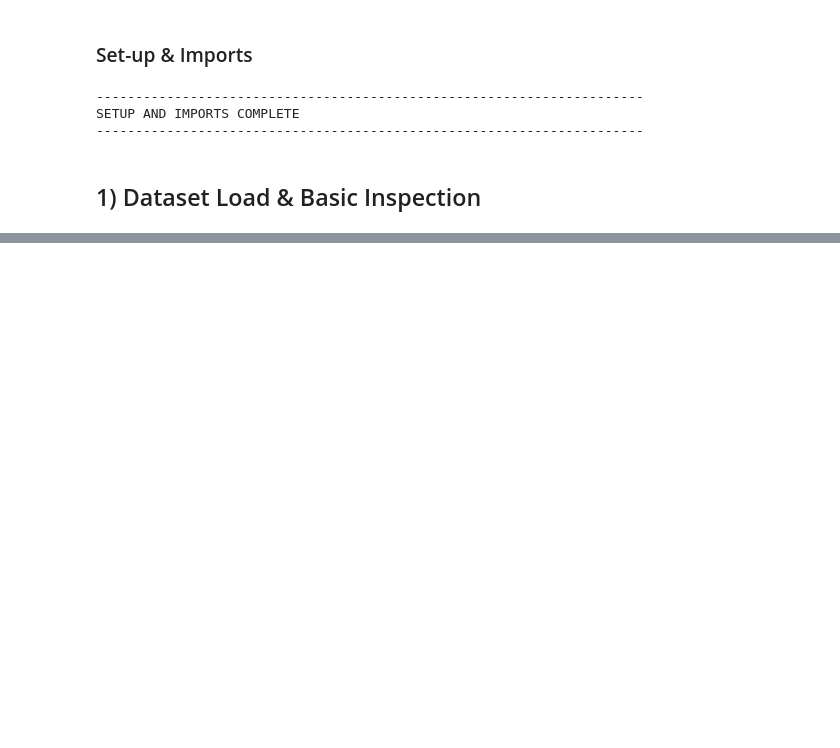
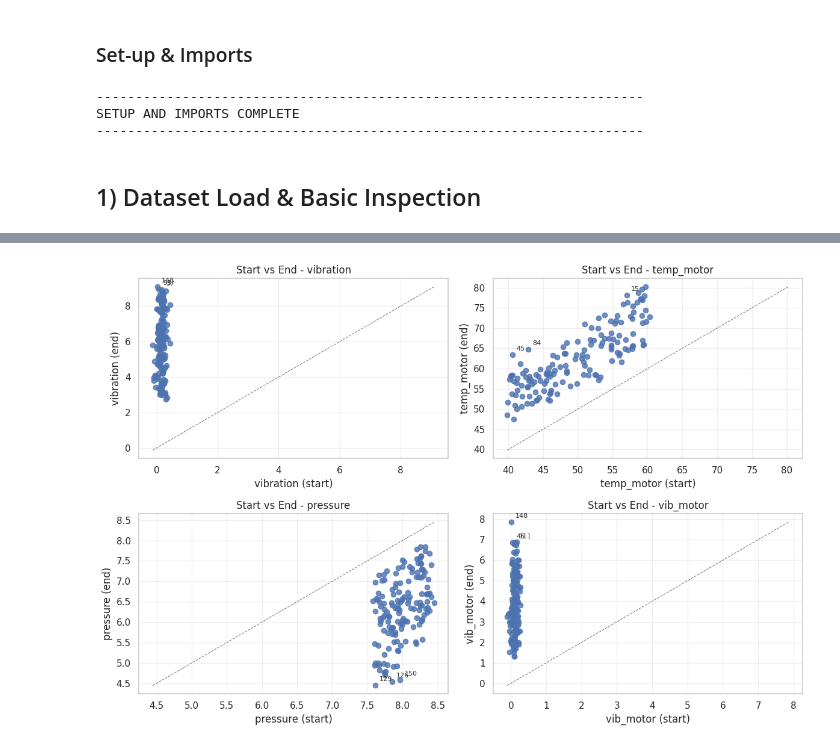
Before and after one commit to canozkan17/ROS2-Based-Smart-Factory-Digital-Twin, a Jupyter notebook: model_process_pump_Training.ipynb, the cells around one changed output, grey strips where cells are left out. Drawn from its saved outputs; the diff is of its cells as text; code cells hidden in the pictures; blank space fills up the shorter version.

```diff
--- a/model_process_pump_Training.ipynb
+++ b/model_process_pump_Training.ipynb
@@ -814,0 +341,85 @@ plt.show()
+# %%
+# 2B/ Cycle comparison: start vs end values per cycle
+print("2B/ CYCLE COMPARISONS - start vs end summaries and plots")
+
+# Ensure dataset is loaded
+assert 'df_raw' in globals(), "df_raw must be defined (run dataset load cell)"
+
+# Sensors to compare
+sensors = ['vibration', 'temp_motor', 'pressure', 'vib_motor']
+available_sensors = [s for s in sensors if s in df_raw.columns]
+if not available_sensors:
+    print("No sensors found to compare")
+else:
+    print(f"Comparing sensors: {available_sensors}")
+
+    # Sort and group by cycle
+    df_sorted = df_raw.sort_values(['cycle_id', 'time_min'])
+    grouped = df_sorted.groupby('cycle_id')
+
+    # Get first and last rows per cycle
+    firsts = grouped.first().reset_index()
+    lasts = grouped.last().reset_index()
+
+    # Merge start/end values for sensors
+    cols_start = ['cycle_id'] + available_sensors
+    cols_end = ['cycle_id'] + available_sensors
+    start_end = firsts[cols_start].merge(lasts[cols_end], on='cycle_id', suffixes=('_start', '_end'))
+
+    # Compute deltas and percent changes
+    for s in available_sensors:
+        start_end[f'{s}_delta'] = start_end[f'{s}_end'] - start_end[f'{s}_start']
+        # handle division by zero for percent change
+        start_vals = start_end[f'{s}_start'].replace(0, np.nan)
+        start_end[f'{s}_pct_change'] = (start_end[f'{s}_delta'] / start_vals) * 100
+
+    # Print a small example table
+    cols_show = ['cycle_id'] + [f'{s}_start' for s in available_sensors] + [f'{s}_end' for s in available_sensors]
+    print("\nExample start/end table (first 8 cycles):")
+    display(start_end[cols_show].head(8))
+
+    # Summary statistics of deltas
+    delta_cols = [f'{s}_delta' for s in available_sensors]
+    print("\nDelta summary (end - start):")
+    print(start_end[delta_cols].describe().T)
+
+
+n = len(available_sensors)
+rows = 2
+cols = 2
+fig, axes = plt.subplots(rows, cols, figsize=(12, 8))
+axes = axes.flatten()
+for i, s in enumerate(available_sensors):
+    ax = axes[i]
+    x = start_end[f'{s}_start']
+    y = start_end[f'{s}_end']
+    ax.scatter(x, y, alpha=0.8)
+    # diagonal line
+    lims = [min(x.min(), y.min()), max(x.max(), y.max())]
+    ax.plot(lims, lims, '--', color='gray', linewidth=0.8)
+    ax.set_xlabel(f'{s} (start)')
+    ax.set_ylabel(f'{s} (end)')
+    ax.set_title(f'Start vs End - {s}')
+    ax.grid(alpha=0.3)
+
+    # Annotate top 3 cycles by absolute delta
+    top3 = start_end.reindex(start_end[f'{s}_delta'].abs().sort_values(ascending=False).index).head(3)
+    for _, row in top3.iterrows():
+        ax.annotate(int(row['cycle_id']), (row[f'{s}_start'], row[f'{s}_end']),
+                    textcoords='offset points', xytext=(5,5), fontsize=8)
+# hide any unused axes
+for j in range(n, rows*cols):
+    axes[j].axis('off')
+
+plt.tight_layout()
+plt.show()
+
+    # Top increasing / decreasing cycles per sensor
+for s in available_sensors:
+    print(f"\nTop 3 cycles with largest increase in {s} (end - start):")
+    print(start_end[['cycle_id', f'{s}_start', f'{s}_end', f'{s}_delta']].nlargest(3, f'{s}_delta'))
+    print(f"Top 3 cycles with largest decrease in {s}:")
+    print(start_end[['cycle_id', f'{s}_start', f'{s}_end', f'{s}_delta']].nsmallest(3, f'{s}_delta'))
+
+print_footer("Explanatory Data Analysis COMPLETED")
+# %% [output]
@@ -814,0 +445 @@ plt.show()
+[figure, added]
```
Also changed, not shown: parts of 49 cells of this notebook, 19 other files.
